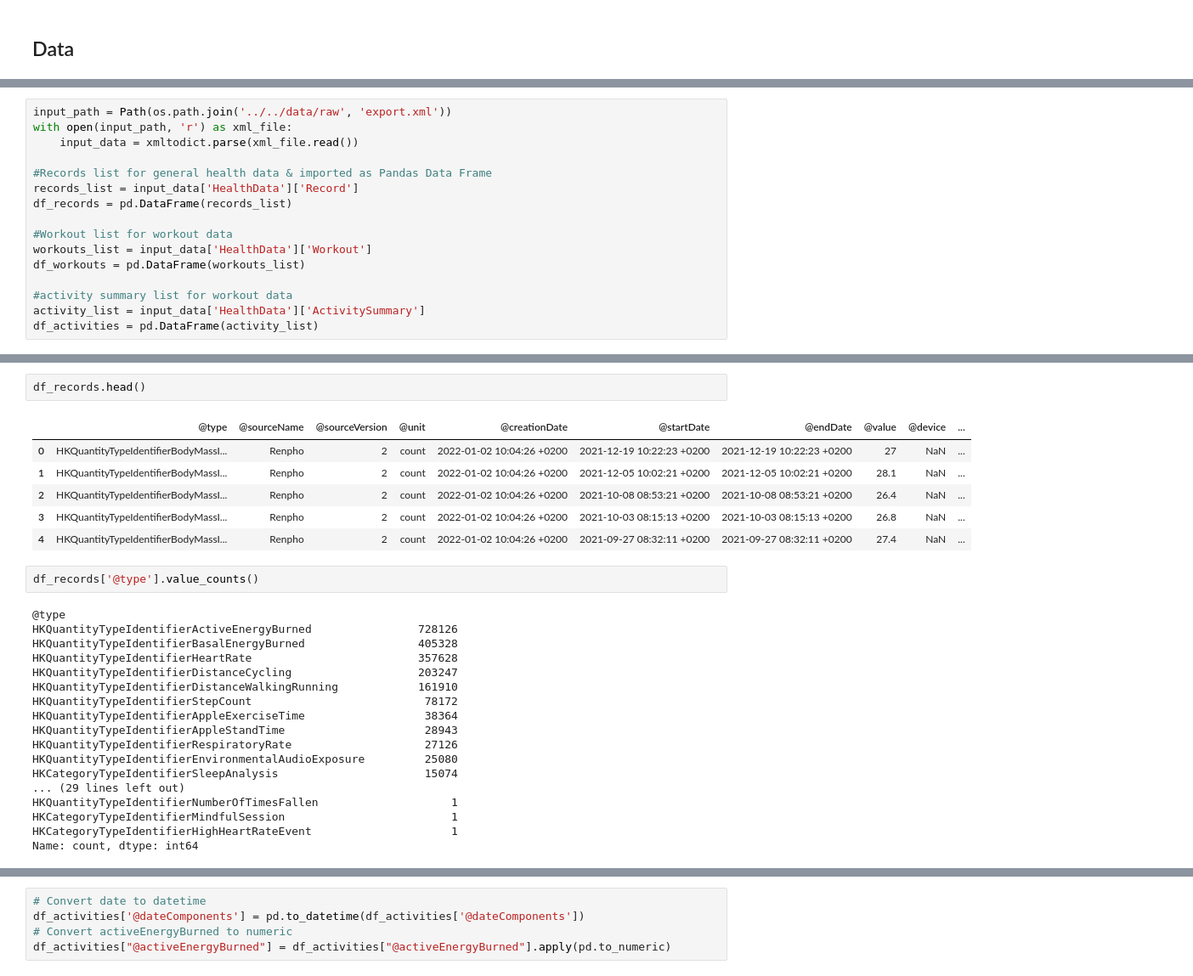
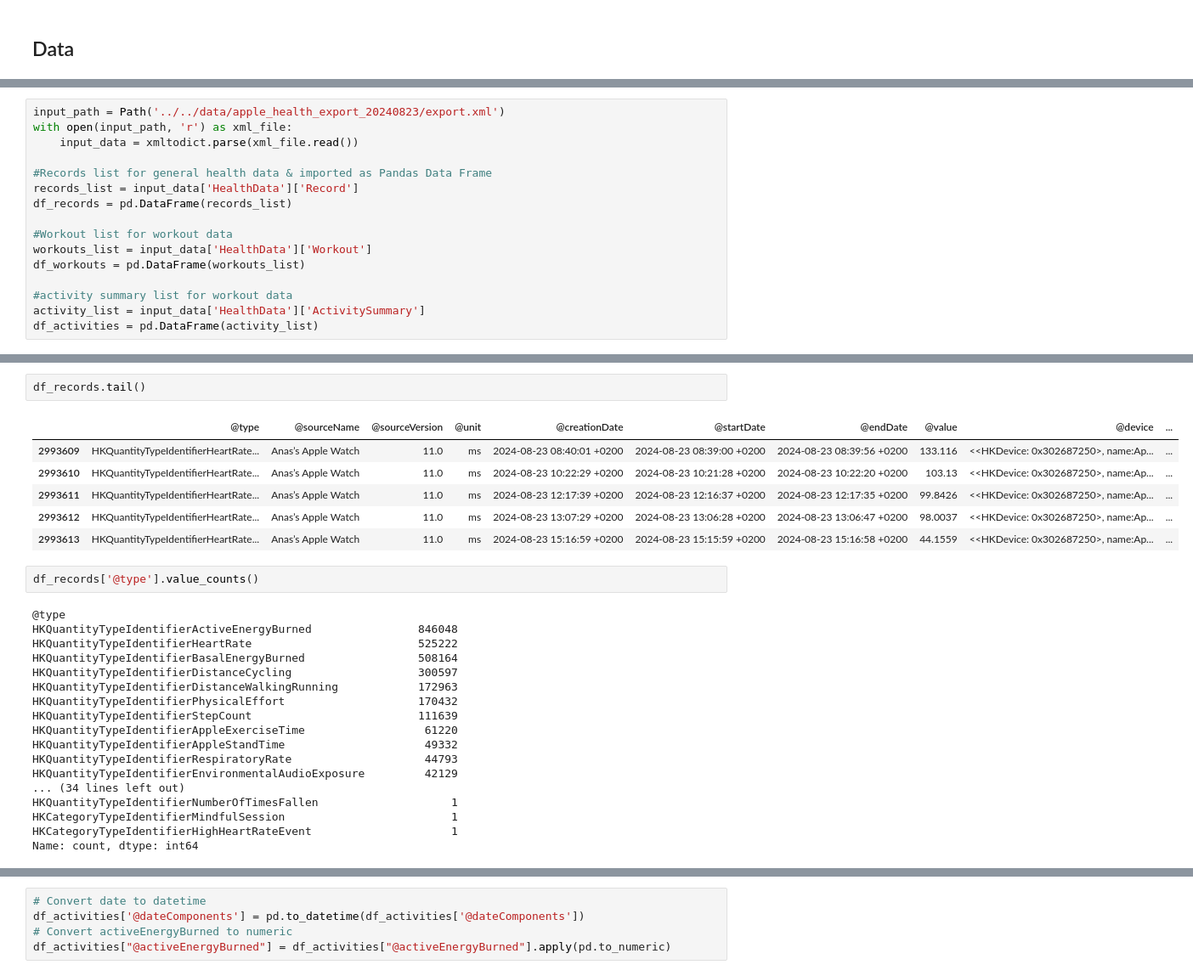
Before and after one commit to ansuff/AppleWatchAI, a Jupyter notebook: notebooks/exploratory/exploratory_analysis.ipynb, the cells around one changed output, grey strips where cells are left out. Shown: that part at 85% size. Drawn from its saved outputs; the diff is of its cells as text.

```diff
--- a/notebooks/exploratory/exploratory_analysis.ipynb
+++ b/notebooks/exploratory/exploratory_analysis.ipynb
@@ -32,5 +16,5 @@ else:
 # %%
-input_path = Path(os.path.join('../../data/raw', 'export.xml'))
+input_path = Path('../../data/apple_health_export_20240823/export.xml')
 with open(input_path, 'r') as xml_file:
     input_data = xmltodict.parse(xml_file.read())
 
@@ -48,28 +47,28 @@ df_activities = pd.DataFrame(activity_list)
 # %%
-df_records.head()
+df_records.tail()
 # %% [output]
 |  | @type | @sourceName | @sourceVersion | @unit | @creationDate | @startDate | @endDate | @value | @device | ... |
-| 0 | HKQuantityTypeIdentifierBodyMassI... | Renpho | 2 | count | 2022-01-02 10:04:26 +0200 | 2021-12-19 10:22:23 +0200 | 2021-12-19 10:22:23 +0200 | 27 | NaN | ... |
-| 1 | HKQuantityTypeIdentifierBodyMassI... | Renpho | 2 | count | 2022-01-02 10:04:26 +0200 | 2021-12-05 10:02:21 +0200 | 2021-12-05 10:02:21 +0200 | 28.1 | NaN | ... |
-| 2 | HKQuantityTypeIdentifierBodyMassI... | Renpho | 2 | count | 2022-01-02 10:04:26 +0200 | 2021-10-08 08:53:21 +0200 | 2021-10-08 08:53:21 +0200 | 26.4 | NaN | ... |
-| 3 | HKQuantityTypeIdentifierBodyMassI... | Renpho | 2 | count | 2022-01-02 10:04:26 +0200 | 2021-10-03 08:15:13 +0200 | 2021-10-03 08:15:13 +0200 | 26.8 | NaN | ... |
-| 4 | HKQuantityTypeIdentifierBodyMassI... | Renpho | 2 | count | 2022-01-02 10:04:26 +0200 | 2021-09-27 08:32:11 +0200 | 2021-09-27 08:32:11 +0200 | 27.4 | NaN | ... |
+| 2993609 | HKQuantityTypeIdentifierHeartRate... | Anas’s Apple Watch | 11.0 | ms | 2024-08-23 08:40:01 +0200 | 2024-08-23 08:39:00 +0200 | 2024-08-23 08:39:56 +0200 | 133.116 | <<HKDevice: 0x302687250>, name:Ap... | ... |
+| 2993610 | HKQuantityTypeIdentifierHeartRate... | Anas’s Apple Watch | 11.0 | ms | 2024-08-23 10:22:29 +0200 | 2024-08-23 10:21:28 +0200 | 2024-08-23 10:22:20 +0200 | 103.13 | <<HKDevice: 0x302687250>, name:Ap... | ... |
+| 2993611 | HKQuantityTypeIdentifierHeartRate... | Anas’s Apple Watch | 11.0 | ms | 2024-08-23 12:17:39 +0200 | 2024-08-23 12:16:37 +0200 | 2024-08-23 12:17:35 +0200 | 99.8426 | <<HKDevice: 0x302687250>, name:Ap... | ... |
+| 2993612 | HKQuantityTypeIdentifierHeartRate... | Anas’s Apple Watch | 11.0 | ms | 2024-08-23 13:07:29 +0200 | 2024-08-23 13:06:28 +0200 | 2024-08-23 13:06:47 +0200 | 98.0037 | <<HKDevice: 0x302687250>, name:Ap... | ... |
+| 2993613 | HKQuantityTypeIdentifierHeartRate... | Anas’s Apple Watch | 11.0 | ms | 2024-08-23 15:16:59 +0200 | 2024-08-23 15:15:59 +0200 | 2024-08-23 15:16:58 +0200 | 44.1559 | <<HKDevice: 0x302687250>, name:Ap... | ... |
 # %%
 df_records['@type'].value_counts()
 # %% [output]
 @type
-HKQuantityTypeIdentifierActiveEnergyBurned                728126
-HKQuantityTypeIdentifierBasalEnergyBurned                 405328
-HKQuantityTypeIdentifierHeartRate                         357628
-HKQuantityTypeIdentifierDistanceCycling                   203247
-HKQuantityTypeIdentifierDistanceWalkingRunning            161910
-HKQuantityTypeIdentifierStepCount                          78172
-HKQuantityTypeIdentifierAppleExerciseTime                  38364
-HKQuantityTypeIdentifierAppleStandTime                     28943
-HKQuantityTypeIdentifierRespiratoryRate                    27126
-HKQuantityTypeIdentifierEnvironmentalAudioExposure         25080
-HKCategoryTypeIdentifierSleepAnalysis                      15074
-... (29 lines left out)
+HKQuantityTypeIdentifierActiveEnergyBurned                846048
+HKQuantityTypeIdentifierHeartRate                         525222
+HKQuantityTypeIdentifierBasalEnergyBurned                 508164
+HKQuantityTypeIdentifierDistanceCycling                   300597
+HKQuantityTypeIdentifierDistanceWalkingRunning            172963
+HKQuantityTypeIdentifierPhysicalEffort                    170432
+HKQuantityTypeIdentifierStepCount                         111639
+HKQuantityTypeIdentifierAppleExerciseTime                  61220
+HKQuantityTypeIdentifierAppleStandTime                     49332
+HKQuantityTypeIdentifierRespiratoryRate                    44793
+HKQuantityTypeIdentifierEnvironmentalAudioExposure         42129
+... (34 lines left out)
 HKQuantityTypeIdentifierNumberOfTimesFallen                    1
 HKCategoryTypeIdentifierMindfulSession                         1
 HKCategoryTypeIdentifierHighHeartRateEvent                     1
```
Also changed, not shown: parts of 6 cells of this notebook, 3 other files.
